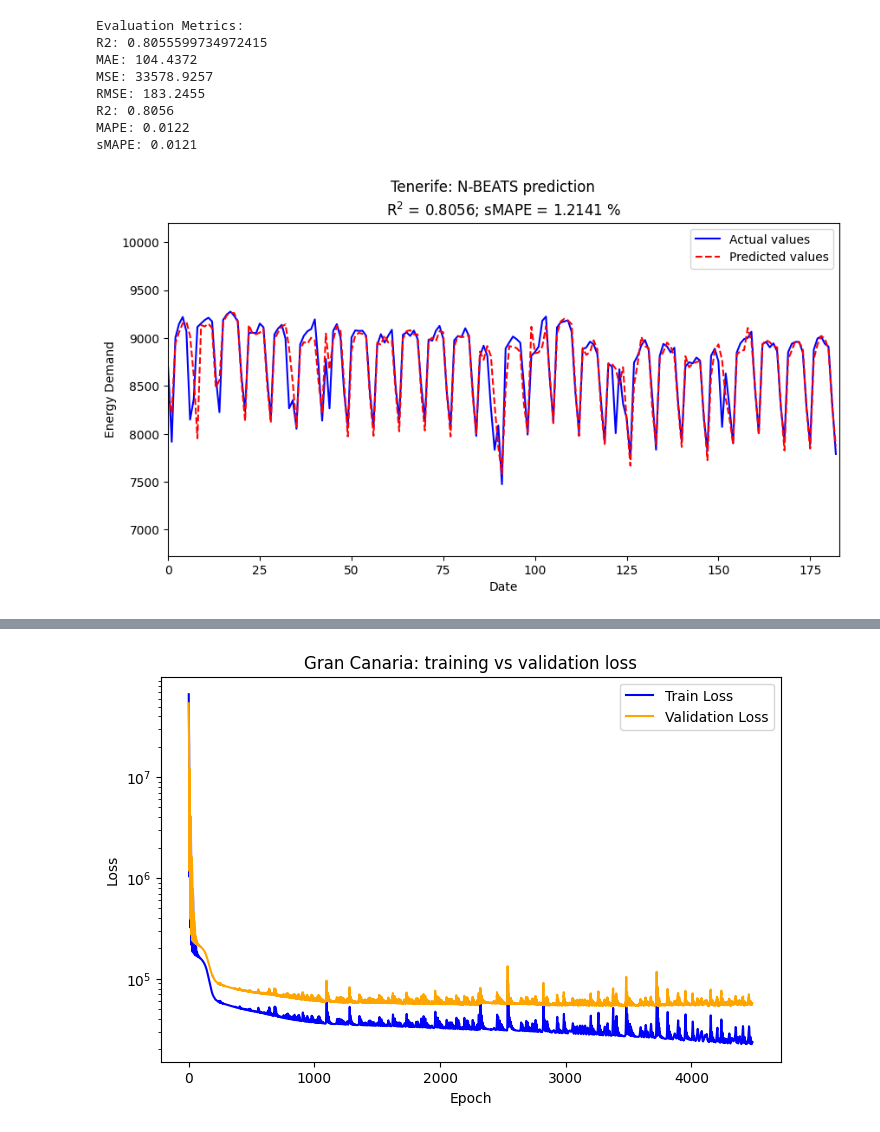
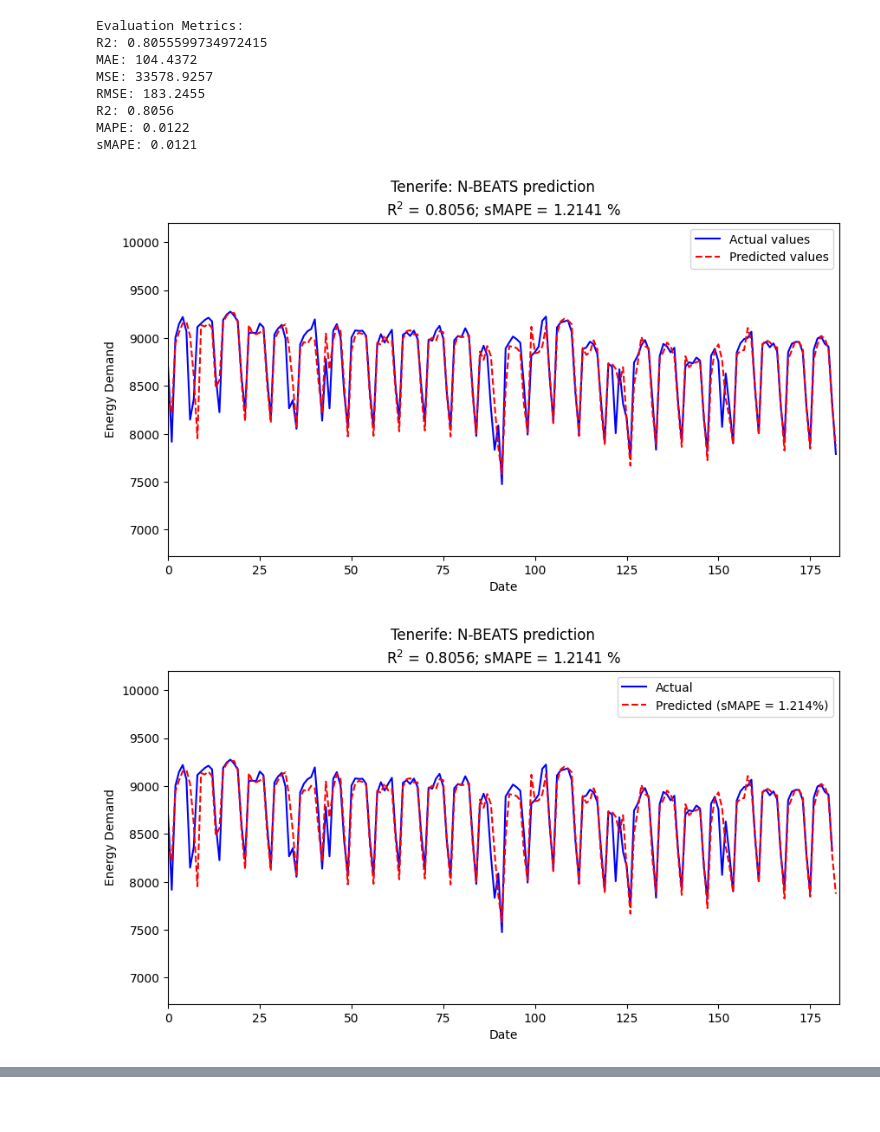
Before and after one commit to KhvatkinNikita/NUC-AI, a Jupyter notebook: notebooks/desfase.ipynb, the cells around one changed output, grey strips where cells are left out. Cells and saved outputs as stored; diff of their text form; code cells hidden in the pictures; blank space fills up the shorter version.

```diff
--- a/notebooks/desfase.ipynb
+++ b/notebooks/desfase.ipynb
@@ -184,37 +184,37 @@ for isla, window in zip(islas, windows):
         print('\n')
 
 
-lag = 5
+        lag = 5
 
-fig, ax = plt.subplots(figsize=(10, 5))
-plt.suptitle(f'{isla}: N-BEATS prediction')
-ax.set_xlim(0, len(actual_values))
-ax.set_ylim(min(actual_values) * 0.9, max(actual_values) * 1.1)
-ax.set_xlabel("Date")
-ax.set_ylabel("Energy Demand")
-ax.set_title(f"R$^2$ = {metrics_result['R2']:.4f}; sMAPE = {100*metrics_result['sMAPE']:.4f} %")
+        fig, ax = plt.subplots(figsize=(10, 5))
+        plt.suptitle(f'{isla}: N-BEATS prediction')
+        ax.set_xlim(0, len(actual_values))
+        ax.set_ylim(min(actual_values) * 0.9, max(actual_values) * 1.1)
+        ax.set_xlabel("Date")
+        ax.set_ylabel("Energy Demand")
+        ax.set_title(f"R$^2$ = {metrics_result['R2']:.4f}; sMAPE = {100*metrics_result['sMAPE']:.4f} %")
 
-actual_line, = ax.plot([], [], color='blue', label="Actual")
-predicted_line, = ax.plot([], [], color='red', linestyle="dashed",
-                            label=f"Predicted (sMAPE = {100*metrics_result['sMAPE']:.3f}%)")
-ax.legend()
+        actual_line, = ax.plot([], [], color='blue', label="Actual")
+        predicted_line, = ax.plot([], [], color='red', linestyle="dashed",
+                                    label=f"Predicted (sMAPE = {100*metrics_result['sMAPE']:.3f}%)")
+        ax.legend()
 
-def update(frame):
-    actual_line.set_data(range(frame), actual_values[:frame])
+        def update(frame):
+            actual_line.set_data(range(frame), actual_values[:frame])
 
-    pred_frame = frame + lag
+            pred_frame = frame + lag
 
-    if pred_frame > len(online_predictions):
-        pred_frame = len(online_predictions)
-    predicted_line.set_data(range(pred_frame), online_predictions[:pred_frame])
+            if pred_frame > len(online_predictions):
+                pred_frame = len(online_predictions)
+            predicted_line.set_data(range(pred_frame), online_predictions[:pred_frame])
 
-# Create animation
-ani = animation.FuncAnimation(fig, update, frames=len(actual_values), interval=25)
+        # Create animation
+        ani = animation.FuncAnimation(fig, update, frames=len(actual_values), interval=150)
 
-# Save video
-ani.save(f"desfase_{isla}.gif", writer="ffmpeg", fps=100)
+        # Save video
+        ani.save(f"desfase_{isla}.gif", writer="ffmpeg", fps=15)
 
-plt.show()
+        plt.show()
 # %% [output]
 ISLA: Tenerife, WINDOW = 9
 | N-Beats
@@ -236,13 +236,14 @@ Epoch [6500/20000], Train Loss: 23444.1191, Val Loss: 48745.4648
 [figure]
 Evaluation Metrics:
 R2: 0.8055599734972415
 MAE: 104.4372
 MSE: 33578.9257
 RMSE: 183.2455
 R2: 0.8056
 MAPE: 0.0122
 sMAPE: 0.0121
 [figure]
+[figure, new version]
 ISLA: Gran Canaria, WINDOW = 11
 | N-Beats
 | --  Stack Generic (#0) (share_weights_in_stack=False)
@@ -263 +263,0 @@ Epoch [4000/20000], Train Loss: 24669.5898, Val Loss: 55973.1836
-[figure, old version]
```
Also changed, not shown: parts of 1 cell of this notebook, 3 other files.
